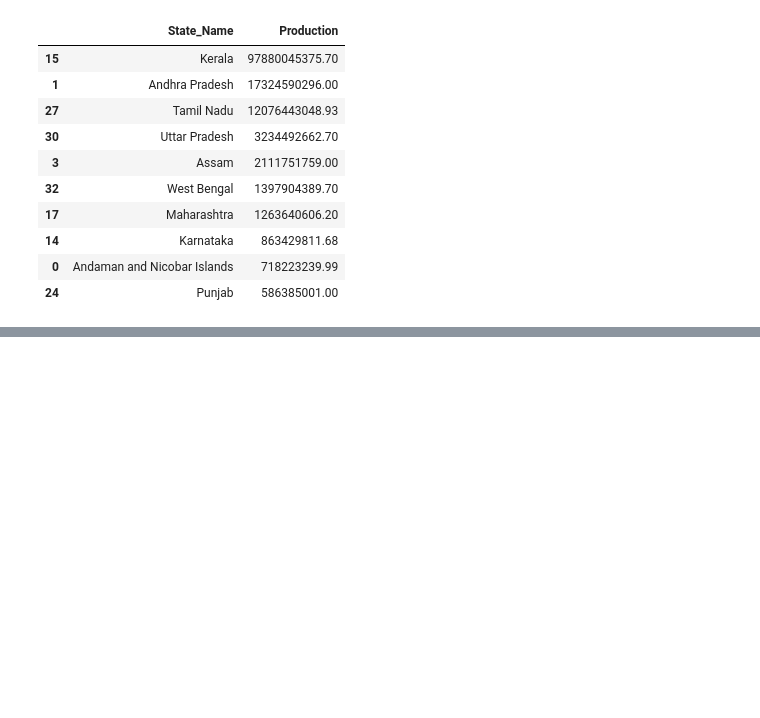
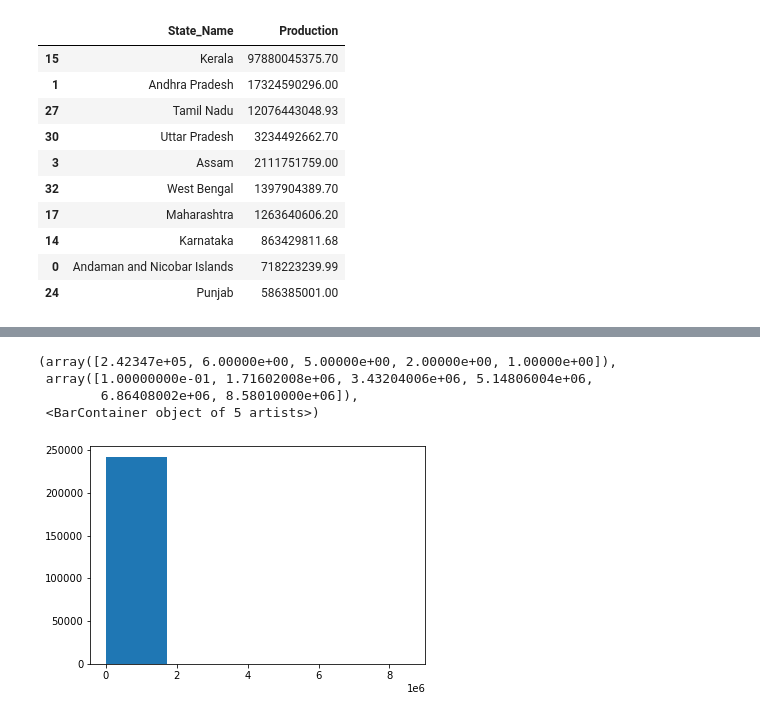
Before and after one commit to DataWizard-Yash/analysis-of-crop-production-in-india, a Jupyter notebook: understanding_data.ipynb, the cells around one changed output, grey strips where cells are left out. Drawn from its saved outputs; the diff is of its cells as text; code cells hidden in the pictures; blank space fills up the shorter version.

```diff
--- a/understanding_data.ipynb
+++ b/understanding_data.ipynb
@@ -425,0 +448,8 @@ Prod
+# %%
+plt.hist(df.Area, bins = 5)
+# %% [output]
+(array([2.42347e+05, 6.00000e+00, 5.00000e+00, 2.00000e+00, 1.00000e+00]),
+ array([1.00000000e-01, 1.71602008e+06, 3.43204006e+06, 5.14806004e+06,
+        6.86408002e+06, 8.58010000e+06]),
+ <BarContainer object of 5 artists>)
+[figure, added]
```
Also changed, not shown: parts of 38 cells of this notebook.
